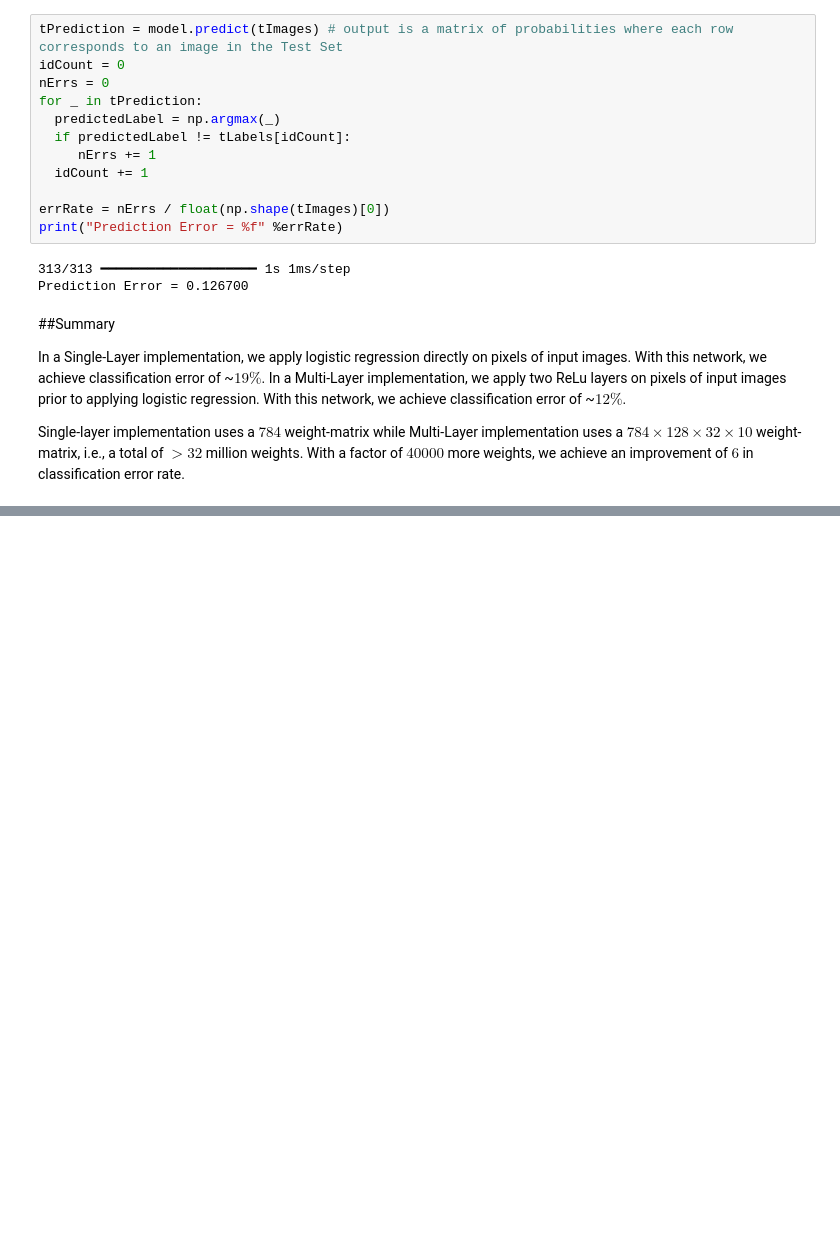
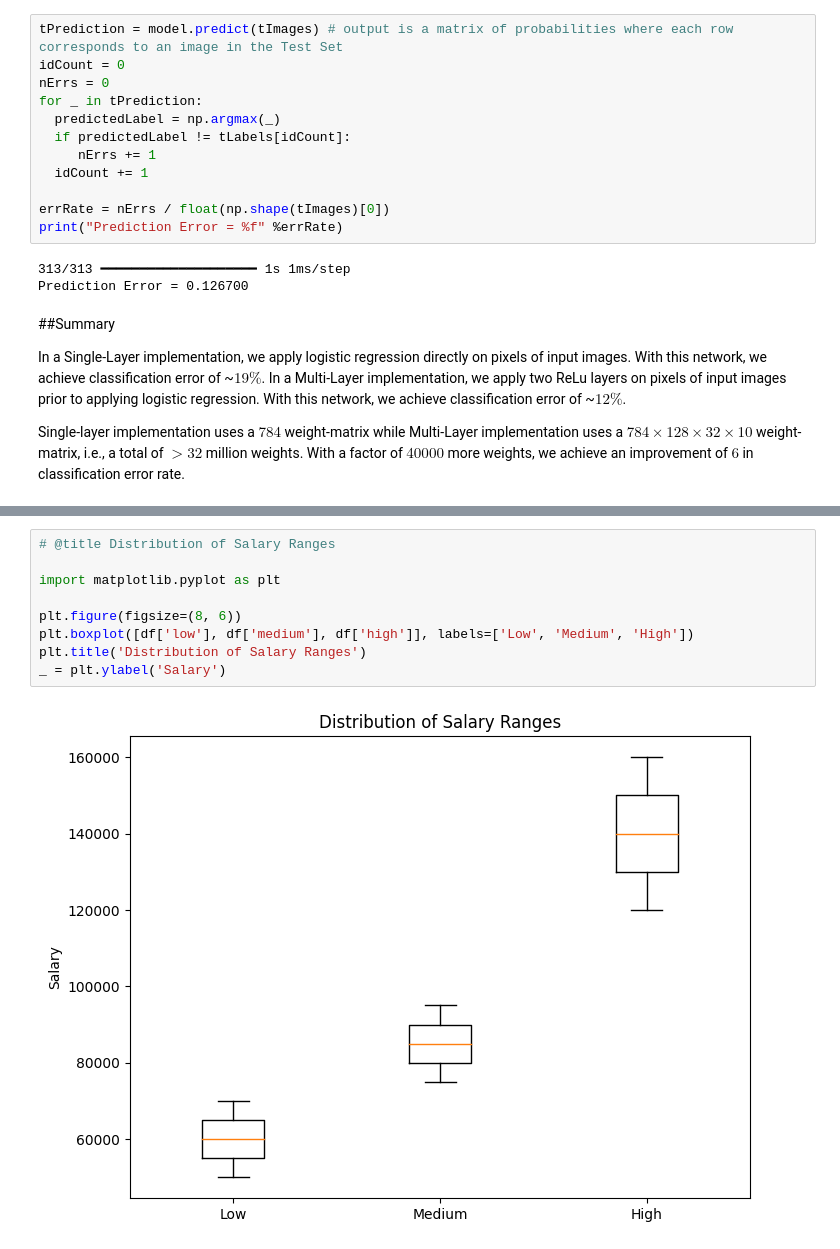
Before and after one commit to pawelplaszczyca/Fundamentals-of-Machine-Learning, a Jupyter notebook: ex2 - logistic regression.ipynb, the cells around one changed output, grey strips where cells are left out. Cells and saved outputs as stored; diff of their text form; blank space fills up the shorter version.

```diff
--- a/ex2 - logistic regression.ipynb
+++ b/ex2 - logistic regression.ipynb
@@ -413,0 +502,11 @@ Single-layer implementation uses a $784$ weight-matrix while Multi-Layer impleme
+# %%
+# @title Distribution of Salary Ranges
+
+import matplotlib.pyplot as plt
+
+plt.figure(figsize=(8, 6))
+plt.boxplot([df['low'], df['medium'], df['high']], labels=['Low', 'Medium', 'High'])
+plt.title('Distribution of Salary Ranges')
+_ = plt.ylabel('Salary')
+# %% [output]
+[figure, added]
```
Also changed, not shown: parts of 14 cells of this notebook.
